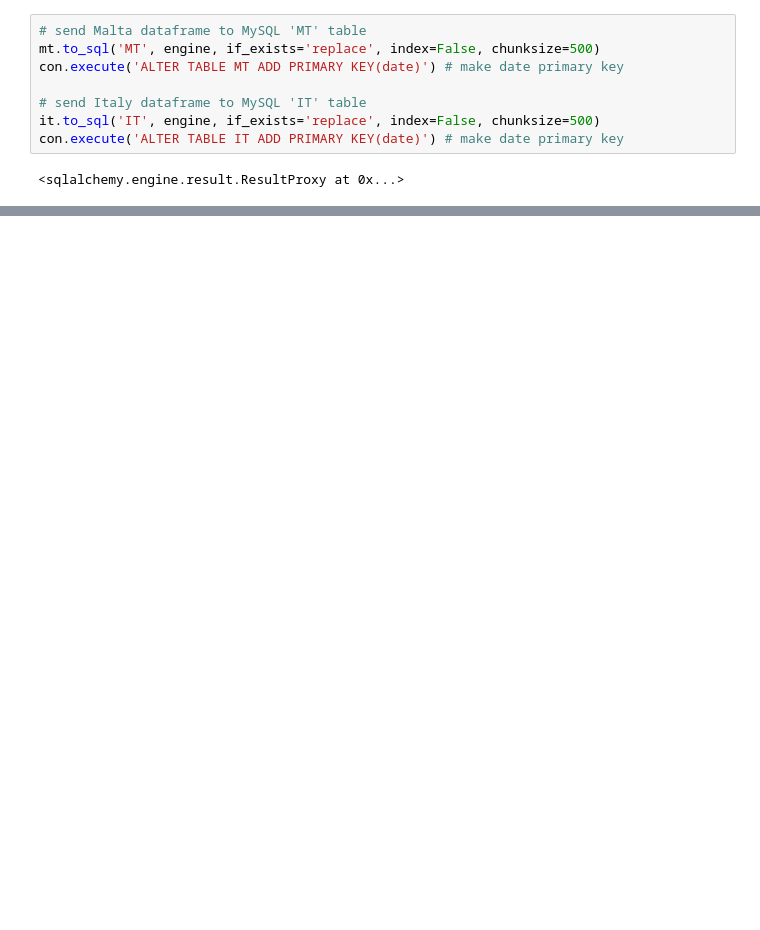
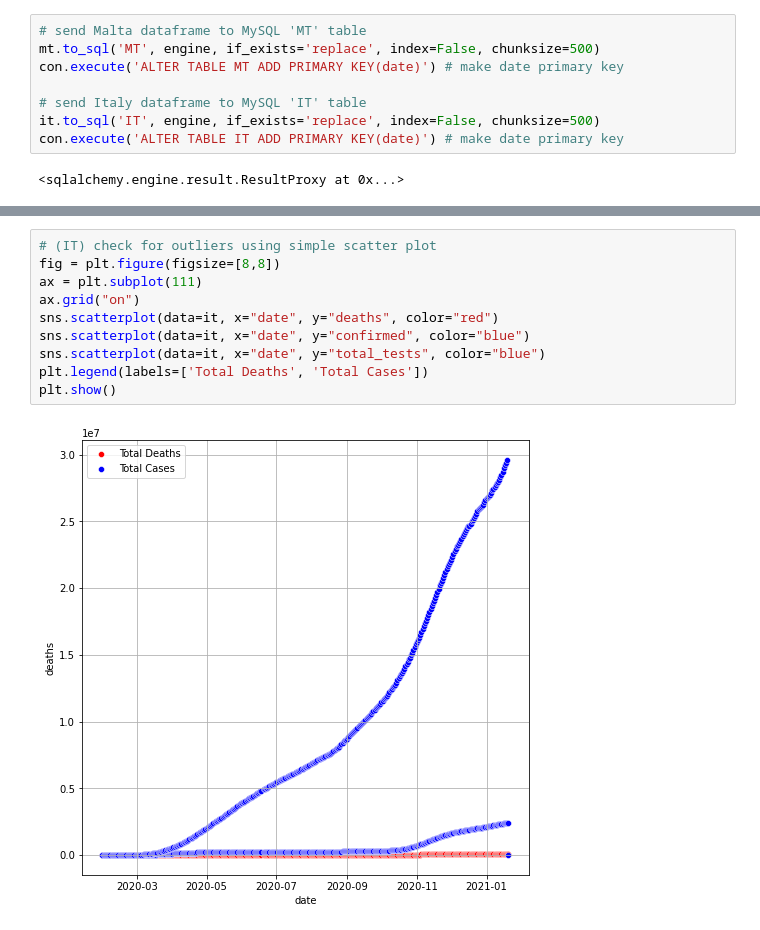
Before and after one commit to qjstuart/datascience, a Jupyter notebook: 1/data_validation.ipynb, the cells around one changed output, grey strips where cells are left out. Drawn from its saved outputs; the diff is of its cells as text; blank space fills up the shorter version.

```diff
--- a/1/data_validation.ipynb
+++ b/1/data_validation.ipynb
@@ -79,3 +58,15 @@ plt.legend(labels=['Total Recoveries', 'Total Deaths', 'Total Cases'])
 plt.show()
 # %% [output]
 [figure]
+# %%
+# (IT) check for outliers using simple scatter plot
+fig = plt.figure(figsize=[8,8])
+ax = plt.subplot(111)
+ax.grid("on")
+sns.scatterplot(data=it, x="date", y="deaths", color="red")
+sns.scatterplot(data=it, x="date", y="confirmed", color="blue")
+sns.scatterplot(data=it, x="date", y="total_tests", color="blue")
+plt.legend(labels=['Total Deaths', 'Total Cases'])
+plt.show()
+# %% [output]
+[figure, added]
```
Also changed, not shown: parts of 2 cells of this notebook.
